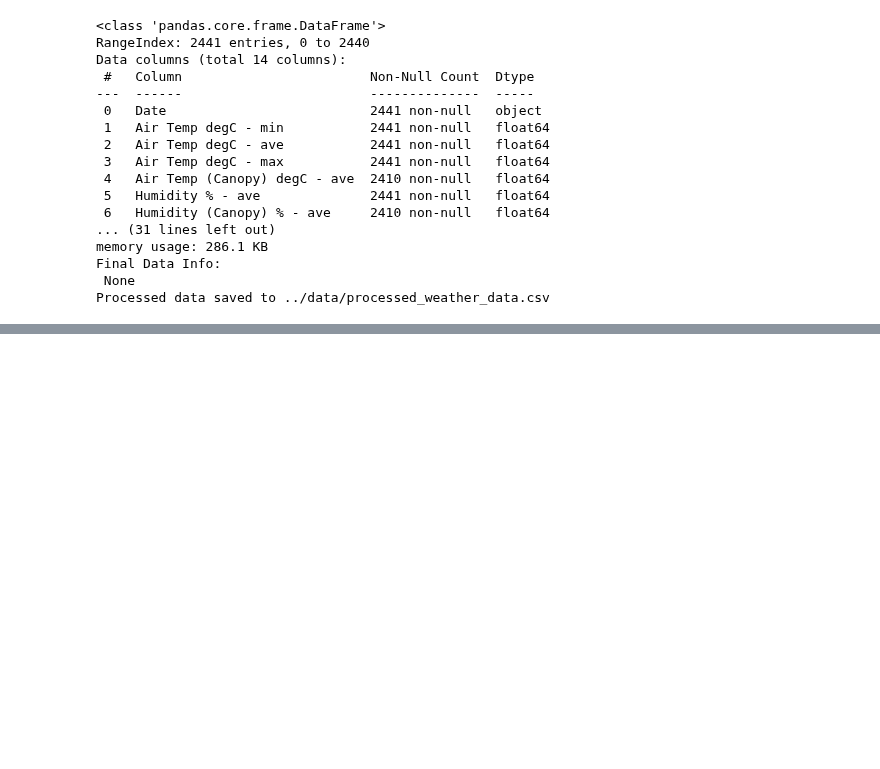
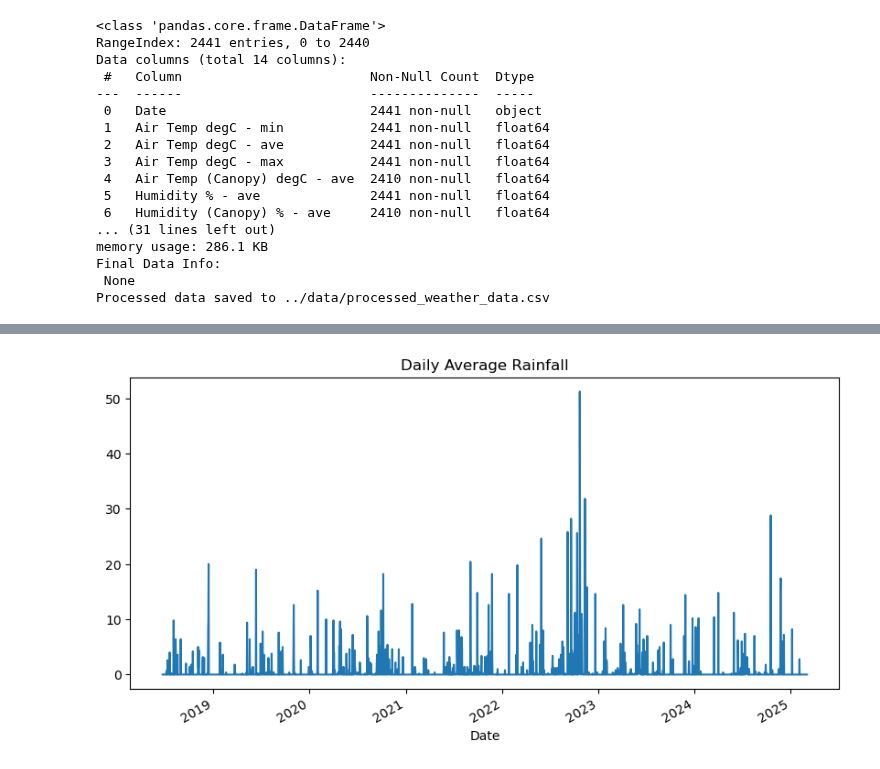
Before and after one commit to subin-seol/AgVic-Weather-Disease-Model, a Jupyter notebook: notebooks/01_data_preprocessing.ipynb, the cells around one changed output, grey strips where cells are left out. Cells and saved outputs as stored; diff of their text form; code cells hidden in the pictures; blank space fills up the shorter version.

```diff
--- a/notebooks/01_data_preprocessing.ipynb
+++ b/notebooks/01_data_preprocessing.ipynb
@@ -73,0 +59,7 @@ Feature-engineered dataset saved to ../data/feature_engineered_weather_data.csv
+# %%
+plt.figure(figsize=(10,5))
+df.set_index("Date")["Rainfall mm - raw"].plot()
+plt.title("Daily Average Rainfall")
+plt.show()
+# %% [output]
+[figure, added]
```
Also changed, not shown: parts of 6 cells of this notebook.
